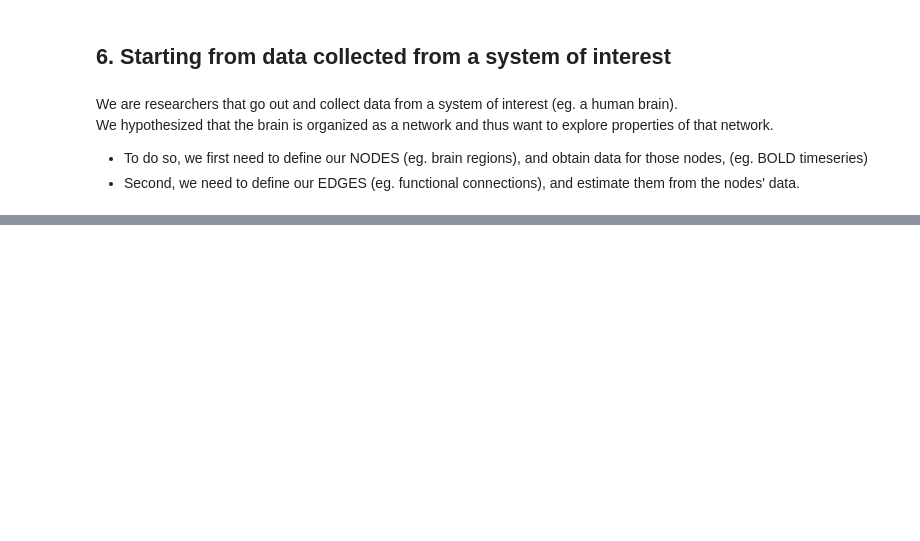
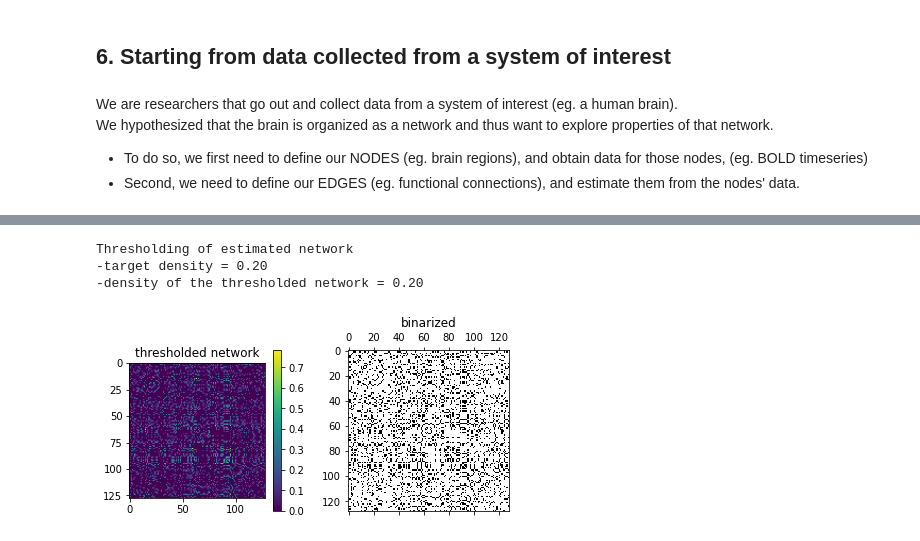
Before and after one commit to rubenSaro/connGraphTheory, a Jupyter notebook: pilot.ipynb, the cells around one changed output, grey strips where cells are left out. Saved outputs shown, nothing was run; the diff lists cells and outputs as text; code cells hidden in the pictures; blank space fills up the shorter version.

```diff
--- a/pilot.ipynb
+++ b/pilot.ipynb
@@ -706,0 +742,43 @@ X.shape
+# %%
+# As you can see from the plots above, this is a full matrix, meaning all entries are non-zero.
+# This kind of network is not useful for brain network analysis, since everything is connected with everything,
+# A common approach to solve this problem is to threshold the network, by taking for example,
+# the strongest positive edges such that we reach a desired density.
+
+# For this lab, let's go with a target density of 20%
+num_nodes = np.shape(estim_network)[0]
+num_possible_edges = (num_nodes*(num_nodes-1))/2
+target_density = 0.20
+num_target_edges = int(target_density*num_possible_edges)
+print('Thresholding of estimated network')
+print(f'-target density = {target_density:.2f}')
+
+# It is common in brain network analysis to take only the positive FCs, let's do that here.
+# First order the edges correlation values from larger to smaller, do not consider 0s (non-edges).
+# Just take the upper triangular to avoid repeating values (due to symmetry) in the sorting.
+ut_idx = np.triu_indices(num_nodes,k=1)
+ordered_edges = np.flip(np.sort(estim_network[ut_idx][estim_network[ut_idx]!=0]))
+# take the value corresponding to the num_target_edges to use as a cutoff
+cutoff = ordered_edges[num_target_edges]
+# threshold the network using the cutoff
+thresh_network = np.multiply(estim_network,(estim_network > cutoff))
+# compute the density of the thresholded network to verify
+density_thresh_network = (np.sum(np.sum(thresh_network!=0))/2)/num_possible_edges
+print(f'-density of the thresholded network = {density_thresh_network:.2f}')
+
+# plot the thresholded network
+plt.figure(figsize=(6,3))
+plt.subplot(1,2,1)
+plt.imshow(thresh_network)
+plt.title('thresholded network')
+plt.colorbar() # need to fix this, plots too big
+plt.subplot(1,2,2)
+plt.spy(thresh_network)
+plt.title('binarized')
+plt.tight_layout()
+plt.show()
+# %% [output]
+Thresholding of estimated network
+-target density = 0.20
+-density of the thresholded network = 0.20
+[figure, added]
```
Also changed, not shown: parts of 8 cells of this notebook.
